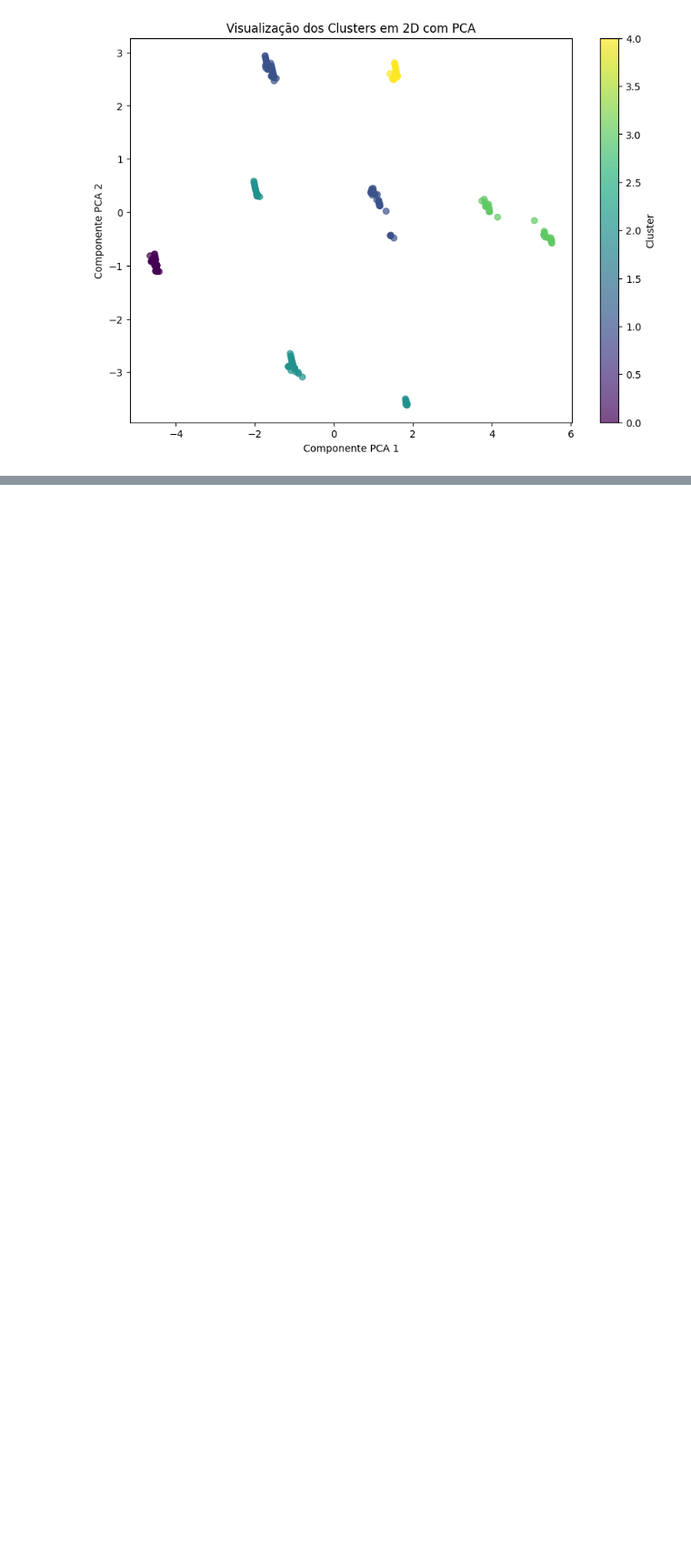
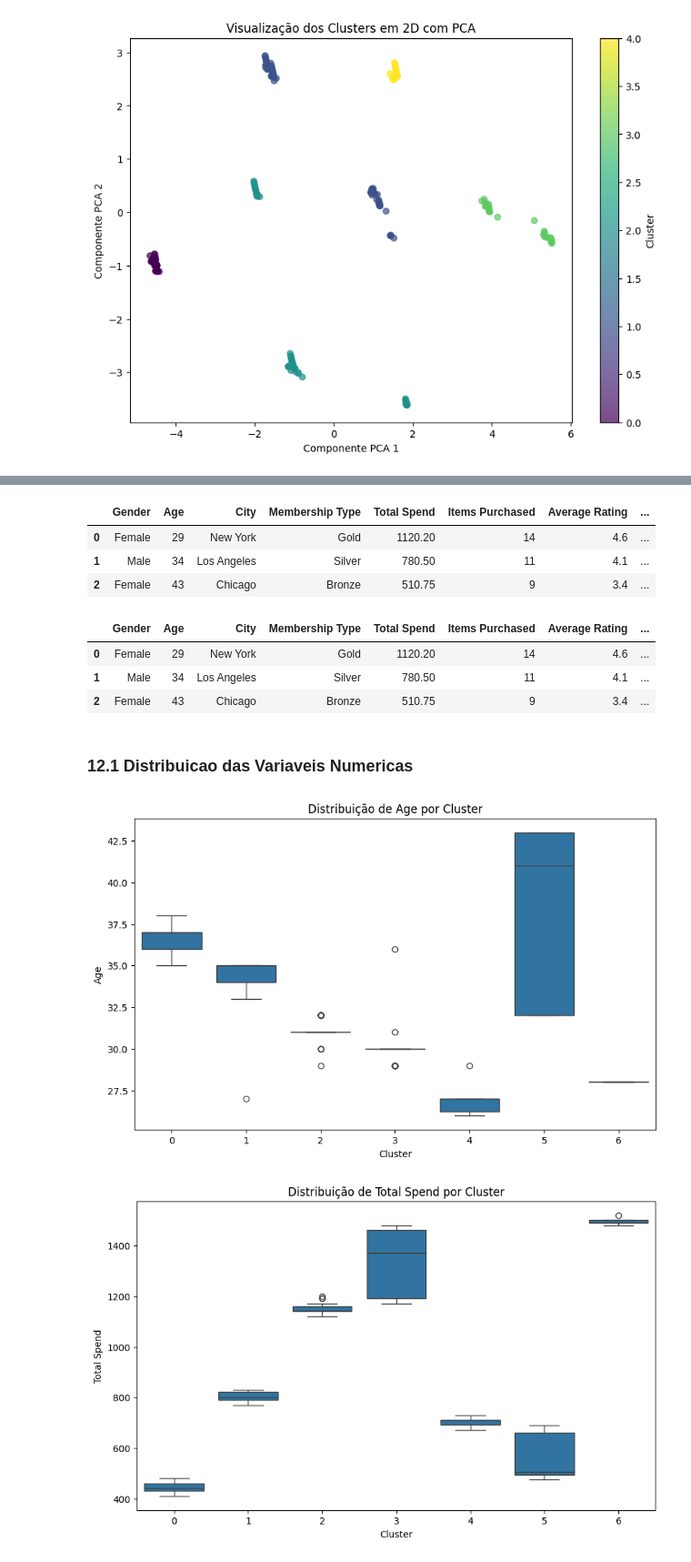
Before and after one commit to HammadN98/Segmentacao_de_Clientes_para_E-commerce, a Jupyter notebook: notebooks/E_commerce_behavior.ipynb, the cells around one changed output, grey strips where cells are left out. Shown at 91% size. Cells and saved outputs as stored; diff of their text form; code cells hidden in the pictures; blank space fills up the shorter version.

Commit message:
Distribuicao das variaveis nos clusters

```diff
--- a/notebooks/E_commerce_behavior.ipynb
+++ b/notebooks/E_commerce_behavior.ipynb
@@ -76,6 +76,7 @@ memory usage: 27.8+ KB
 ## 2. Limpeza dos dados
 # %%
 dados = dados.drop(columns='Customer ID')
+dados_backup = dados
 # %% [markdown]
 ### 2.1 Removendo valores nulos
 # %% [markdown]
@@ -545,6 +615,8 @@ grafico_silhouette(7)
 # Executa o KMeans com K = 7
 kmeans = KMeans(n_clusters=7, random_state=42)
 cluster_labels = kmeans.fit_predict(dados)
+
+labels = kmeans.labels_ #Salvado as labels do kmeans escolhido, pode ser util para analises futuras
 
 pca = PCA(n_components=2)
 componentes_pca = pca.fit_transform(dados)
@@ -599,0 +674,29 @@ plt.show()
+# %%
+dados_backup.dropna(inplace=True)
+dados_backup.isna().sum()
+# %% [output]
+|  | Gender | Age | City | Membership Type | Total Spend | Items Purchased | Average Rating | ... |
+| 0 | Female | 29 | New York | Gold | 1120.20 | 14 | 4.6 | ... |
+| 1 | Male | 34 | Los Angeles | Silver | 780.50 | 11 | 4.1 | ... |
+| 2 | Female | 43 | Chicago | Bronze | 510.75 | 9 | 3.4 | ... |
+# %%
+dados_backup.head(3)
+# %% [output]
+|  | Gender | Age | City | Membership Type | Total Spend | Items Purchased | Average Rating | ... |
+| 0 | Female | 29 | New York | Gold | 1120.20 | 14 | 4.6 | ... |
+| 1 | Male | 34 | Los Angeles | Silver | 780.50 | 11 | 4.1 | ... |
+| 2 | Female | 43 | Chicago | Bronze | 510.75 | 9 | 3.4 | ... |
+# %%
+dados_backup['Cluster'] = labels
+# %% [markdown]
+### 12.1 Distribuicao das Variaveis Numericas
+# %%
+# Criando boxplots para cada variável numérica por cluster
+for variavel in num_columns:
+    plt.figure(figsize=(10, 6))
+    sns.boxplot(x='Cluster', y=variavel, data=dados_backup)
+    plt.title(f'Distribuição de {variavel} por Cluster')
+    plt.show()
+# %% [output]
+[figure, added]
+[figure, added]
```
Also changed, not shown: parts of 13 cells of this notebook.
